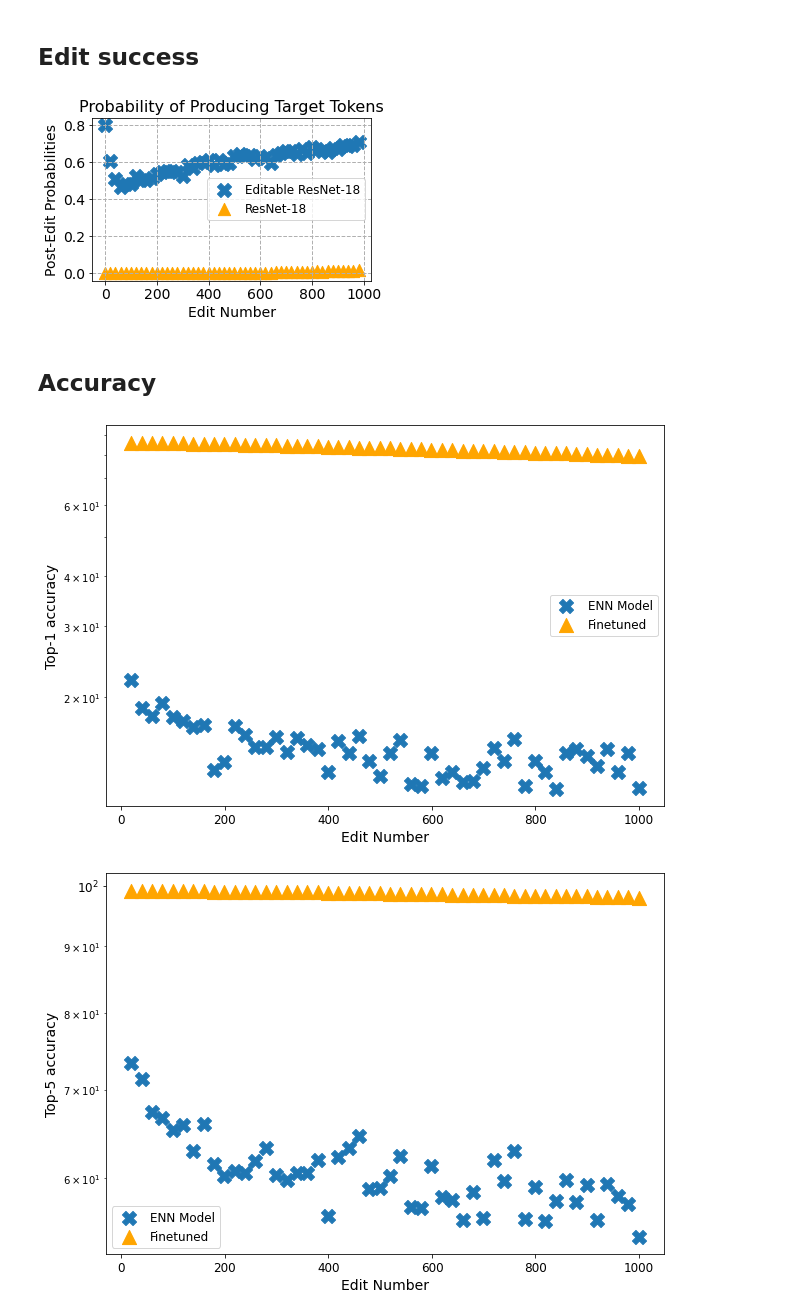
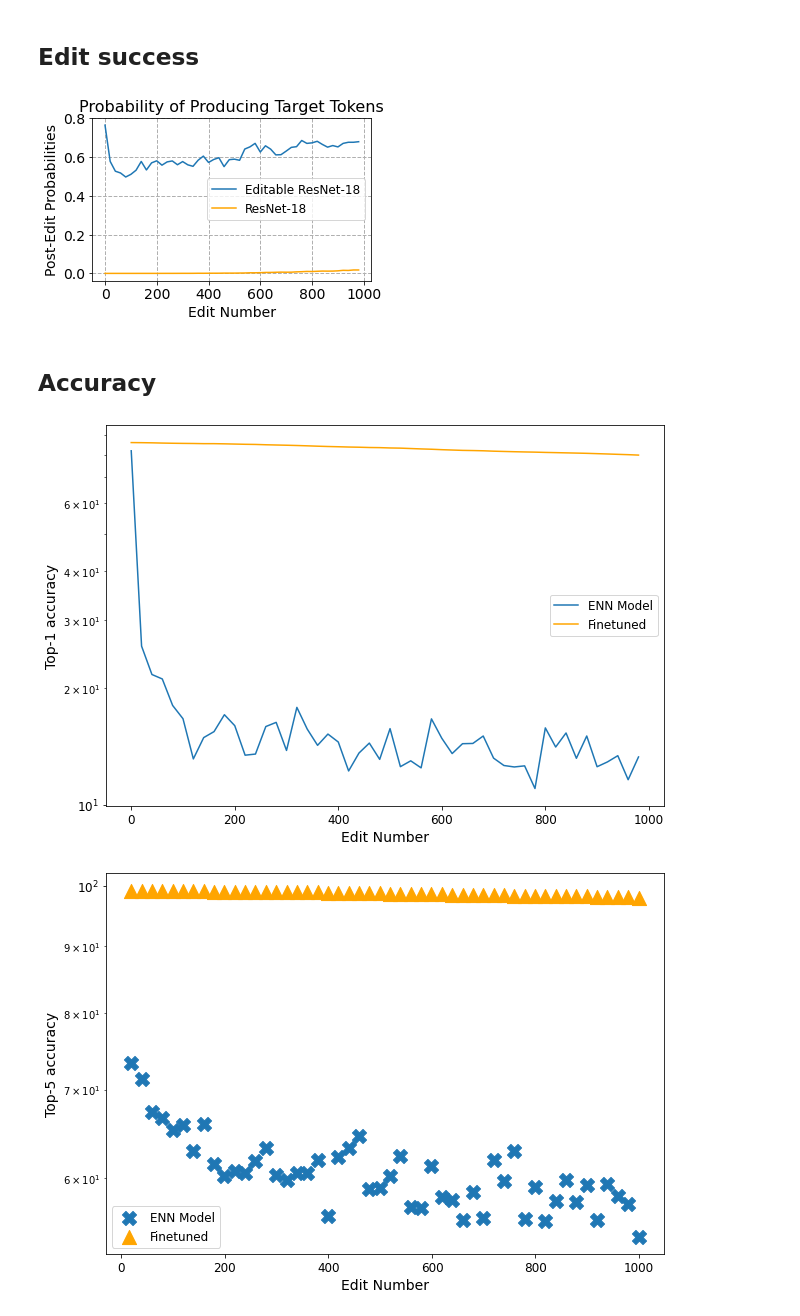
Before and after one commit to spencerbraun/editable_nlp, a Jupyter notebook: plots/Evaluation_Plots_Resnet.ipynb, the cells around one changed output. Cells and saved outputs as stored; diff of their text form; code cells hidden in the pictures.

```diff
--- a/plots/Evaluation_Plots_Resnet.ipynb
+++ b/plots/Evaluation_Plots_Resnet.ipynb
@@ -9,8 +9,8 @@ import pandas as pd
 # CIFAR-10
 # %%
 # CIFAR-10
-model_100 = pd.read_csv("../eval/edit_success_20210507.21.05.1620448206_finetune_epoch24_ts9999.20210507.18.05.1620439098")
-gpt_100 = pd.read_csv("../eval/edit_success_20210507.20.05.1620445590_finetune_epoch199_ts9999.20210429.19.04.1619750982")
+model_100 = pd.read_csv("../eval/edit_success_20210509.13.05.1620592305_finetune_epoch24_ts9999.20210508.20.05.1620531343")
+gpt_100 = pd.read_csv("../eval/edit_success_20210509.13.05.1620592304_finetune_epoch199_ts9999.20210429.19.04.1619750982")
 # %% [markdown]
 ## Edit success
 # %%
@@ -27,43 +27,43 @@ ax=(
     .apply(lambda x: np.mean(np.exp(x)))
     .reset_index()
     .plot(
-        kind='scatter', x="grouping",y="log_prob",
-        marker="X", s=200, figsize=(10,7),
+        kind='line', x="grouping",y="log_prob",
+        figsize=(10,7),
         label="Editable ResNet-18"
     )
 )
 
 
 gpt_100['grouping'] = (
     gpt_100
     .edit_number
     .apply(lambda x: int(x /20) * 20)
 )
 (
     gpt_100
     .query('edit_step == 5')
     .groupby("grouping")
     .log_prob
     .apply(lambda x: np.mean(np.exp(x)))
     .reset_index()
     .plot(
-        kind='scatter', x="grouping",y="log_prob",
-        color='orange', marker="^", s=150, figsize=(5,3),
+        kind='line', x="grouping",y="log_prob",
+        color='orange', figsize=(5,3),
         label="ResNet-18", ax=ax
     )
 )
 
 plt.xlabel("Edit Number", fontsize=14)
 plt.xticks(fontsize=14)
 plt.ylabel("Post-Edit Probabilities", fontsize=14)
 plt.yticks(fontsize=14)
 # plt.ylim(-0.01,0.16)
 plt.title("Probability of Producing Target Tokens", fontsize=16)
 plt.legend(fontsize=12)
 plt.grid(linestyle='--', linewidth=1)
 plt.savefig('edit_success.png', bbox_inches='tight', facecolor="#ffffff")
 # %% [output]
-[figure, old version]
+[figure, new version]
 # %% [markdown]
 ## Accuracy
 # %%
@@ -74,8 +74,8 @@ ax = (
     .reset_index()
     .loc[:,["edit_number","new_acc1"]]
     .plot(
-        kind='scatter', x="edit_number",y="new_acc1",
-        marker="X", s=200, figsize=(10,7),
+        kind='line', x="edit_number",y="new_acc1",
+        figsize=(10,7),
         label="ENN Model"
     )
 )
@@ -87,8 +87,8 @@ ax = (
     .reset_index()
     .loc[:,["edit_number","new_acc1"]]
     .plot(
-        kind='scatter', x="edit_number",y="new_acc1",
-        color='orange', marker="^", s=200,
+        kind='line', x="edit_number",y="new_acc1",
+        color='orange',
         label='Finetuned', ax=ax
     )
 )
@@ -101,7 +101,7 @@ plt.title("", fontsize=16)
 plt.legend(fontsize=12)
 plt.savefig('cifar_resnet_acc1.png', bbox_inches='tight', facecolor="#ffffff")
 # %% [output]
-[figure, old version]
+[figure, new version]
 # %%
 ax = (
    model_100.loc[~model_100.new_acc5.isna()]
```
Also changed, not shown: 4 other files.
